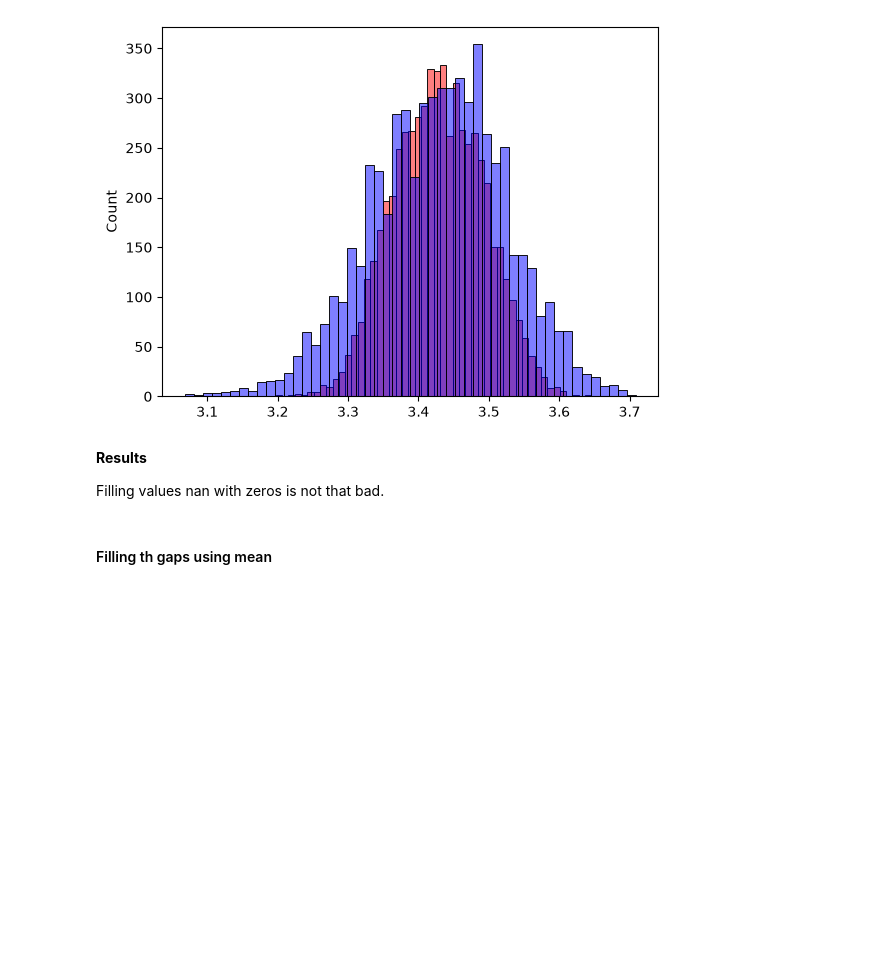
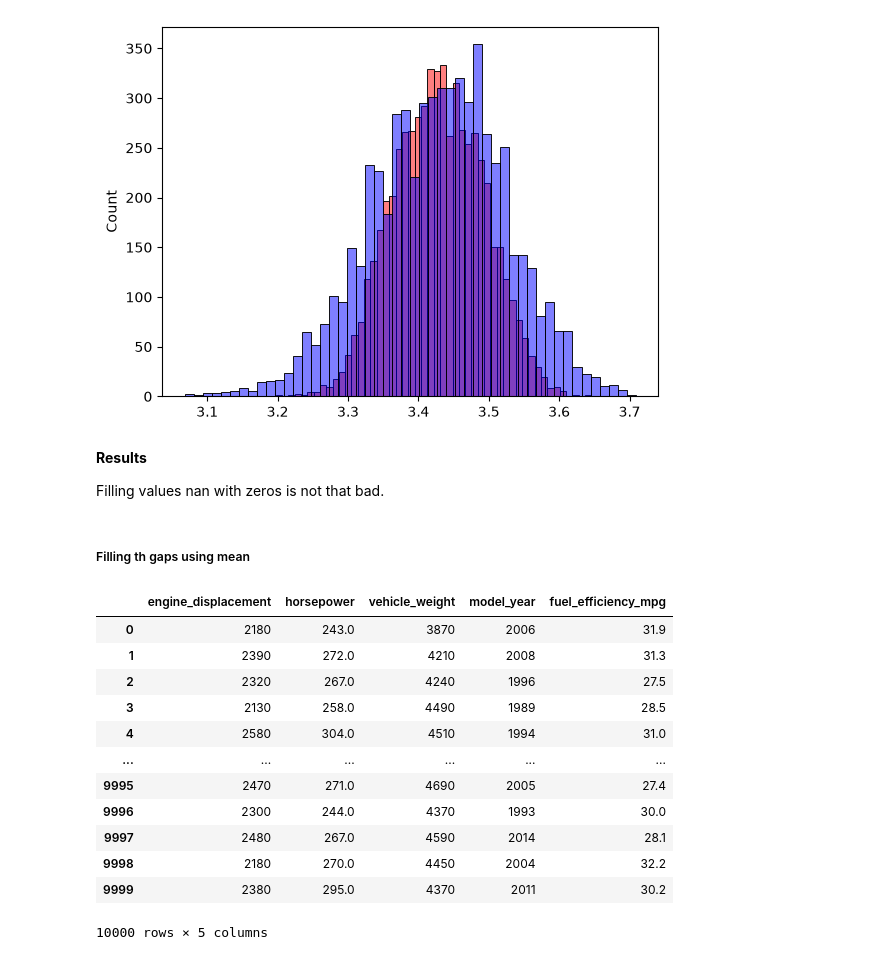
Before and after one commit to davbaster/machine-learning-zoomcamp, a Jupyter notebook: 02-regression/Homework_2.ipynb, the cells around one changed output. Cells and saved outputs as stored; diff of their text form; code cells hidden in the pictures; blank space fills up the shorter version.

```diff
--- a/02-regression/Homework_2.ipynb
+++ b/02-regression/Homework_2.ipynb
@@ -252,4 +278,20 @@ sns.histplot(y_train, color='blue', alpha=0.5, bins=50)
 
 Filling values nan with zeros is not that bad.
 # %% [markdown]
-#### Filling th gaps using mean
+##### Filling th gaps using mean
+# %%
+df_1
+# %% [output]
+|  | engine_displacement | horsepower | vehicle_weight | model_year | fuel_efficiency_mpg |
+| 0 | 2180 | 243.0 | 3870 | 2006 | 31.9 |
+| 1 | 2390 | 272.0 | 4210 | 2008 | 31.3 |
+| 2 | 2320 | 267.0 | 4240 | 1996 | 27.5 |
+| 3 | 2130 | 258.0 | 4490 | 1989 | 28.5 |
+| 4 | 2580 | 304.0 | 4510 | 1994 | 31.0 |
+| ... | ... | ... | ... | ... | ... |
+| 9995 | 2470 | 271.0 | 4690 | 2005 | 27.4 |
+| 9996 | 2300 | 244.0 | 4370 | 1993 | 30.0 |
+| 9997 | 2480 | 267.0 | 4590 | 2014 | 28.1 |
+| 9998 | 2180 | 270.0 | 4450 | 2004 | 32.2 |
+| 9999 | 2380 | 295.0 | 4370 | 2011 | 30.2 |
+10000 rows × 5 columns
```
Also changed, not shown: parts of 37 cells of this notebook.
